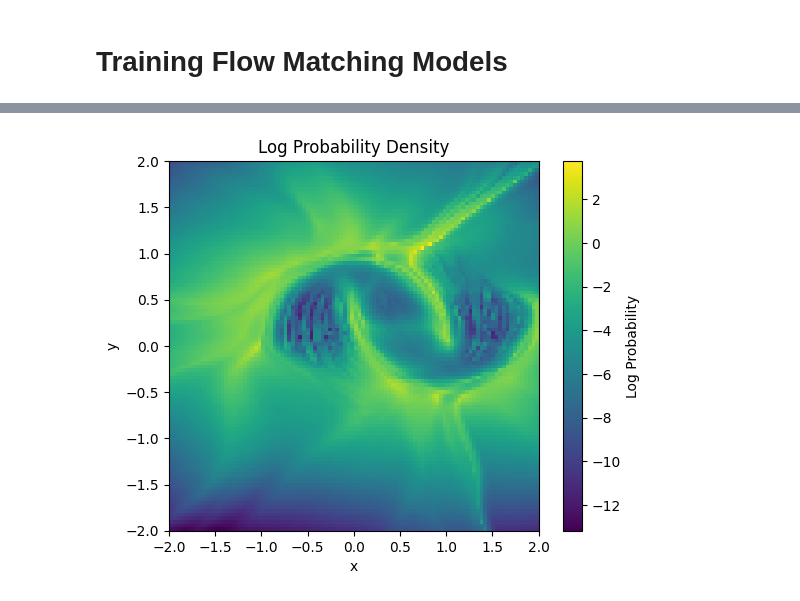
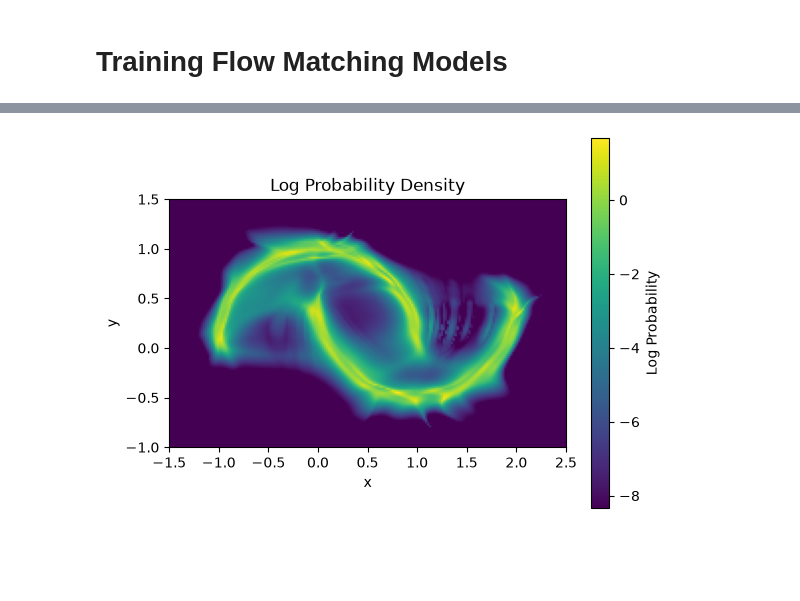
Before and after one commit to GW-JAX-Team/flowMC, a Jupyter notebook: docs/guides/train_flow_match.ipynb, the cells around one changed output, grey strips where cells are left out. Drawn from its saved outputs; the diff is of its cells as text; code cells hidden in the pictures; blank space fills up the shorter version.

Commit message:
fix(flowmatching): evaluate log_prob base density at the integrated point

```diff
--- a/docs/guides/train_flow_match.ipynb
+++ b/docs/guides/train_flow_match.ipynb
@@ -65,14 +65,18 @@ plt.show()
 # %%
-grid = jnp.mgrid[-2:2:100j, -2:2:100j]
-grid = grid.reshape(2, -1).T  # Reshape to (10000, 2)
-log_prob = eqx.filter_vmap(trained_model.log_prob, in_axes=(0,))(grid)
+x, y = jnp.mgrid[-1.5:2.5:200j, -1.0:1.5:125j]
+grid = jnp.stack([x.ravel(), y.ravel()], axis=1)
+log_prob = eqx.filter_vmap(trained_model.log_prob)(grid).reshape(x.shape)
 plt.imshow(
-    log_prob.reshape(100, 100).T, extent=(-2, 2, -2, 2), origin="lower", cmap="viridis"
+    log_prob.T,
+    extent=(-1.5, 2.5, -1.0, 1.5),
+    origin="lower",
+    cmap="viridis",
+    vmin=log_prob.max() - 10,
 )
 plt.colorbar(label="Log Probability")
 plt.title("Log Probability Density")
 plt.xlabel("x")
 plt.ylabel("y")
 plt.show()
 # %% [output]
-[figure, old version]
+[figure, new version]
```
Also changed, not shown: parts of 2 cells of this notebook, 2 other files.
